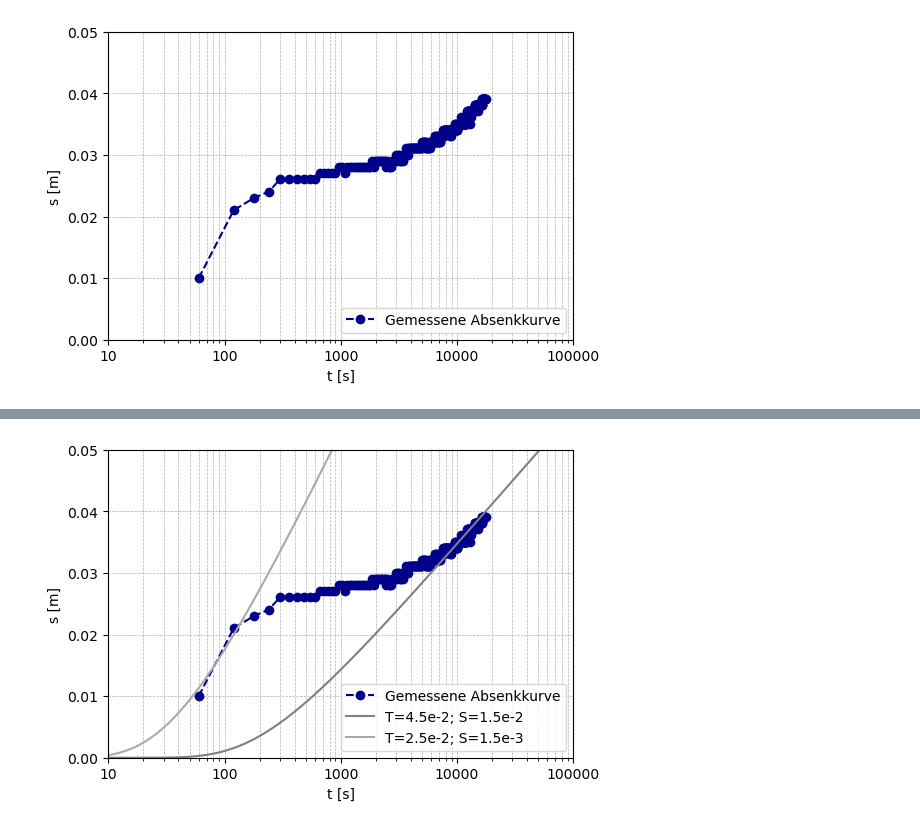
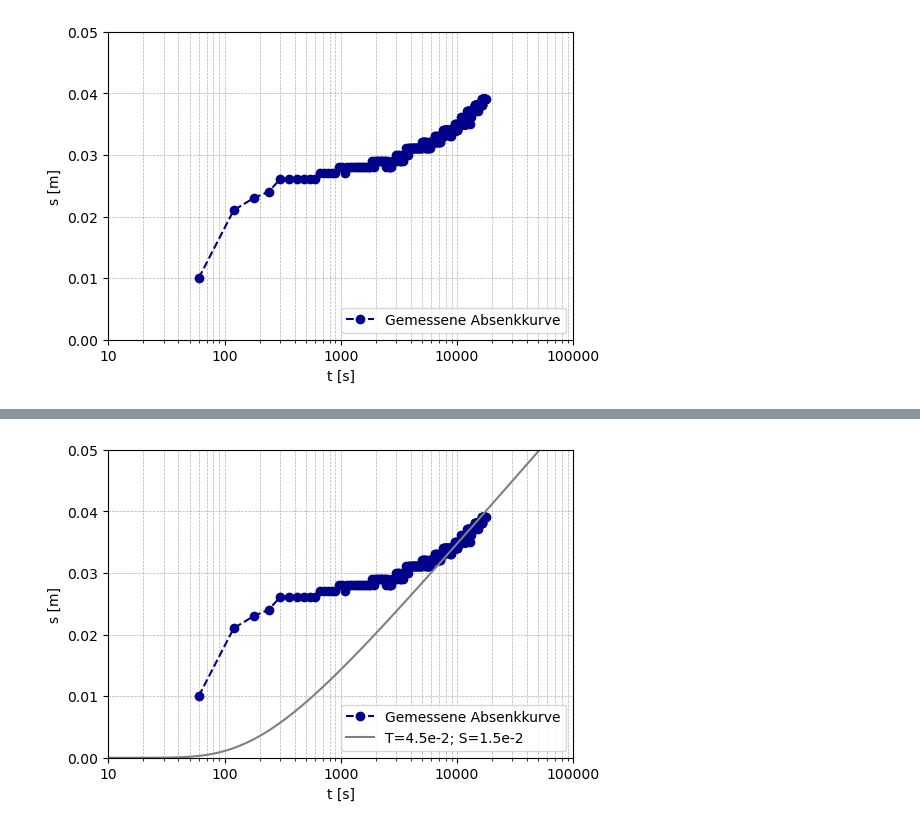
Before and after one commit to SebastianGnann/Pumpversuche, a Jupyter notebook: Pumpversuche_Cooper_Jacob.ipynb, the cells around one changed output, grey strips where cells are left out. Drawn from its saved outputs; the diff is of its cells as text; code cells hidden in the pictures.

```diff
--- a/Pumpversuche_Cooper_Jacob.ipynb
+++ b/Pumpversuche_Cooper_Jacob.ipynb
@@ -283,32 +277,32 @@ t = np.logspace(1, 5, num=100, base=10)
 
 # calculate u for different radial distances
 u1 = ((r**2)*S1)/(4*T1*t)
 u2 = ((r**2)*S2)/(4*T2*t)
 
 # define tolerance range (needed for solution of well equation)
 tol = 1e-12
 
 # solve well equation (this is done by calling a function)
 from contents import well_fxn_script as wf
 
 s_1 = np.asarray(list(map(lambda u1: wf.well_fxn(u1,tol)*Q/(4*T1*np.pi),u1)))
 s_2 = np.asarray(list(map(lambda u2: wf.well_fxn(u2,tol)*Q/(4*T2*np.pi),u2)))
 
 # visualize data
 fig, ax = plt.subplots(figsize=(6, 4))
 ax.plot(t_obs, s_obs, 'o--', c='darkblue', label='Gemessene Absenkkurve')
 ax.plot(t, s_1, '-', c='grey', label='T=4.5e-2; S=1.5e-2')
-ax.plot(t, s_2, '-', c='darkgrey', label='T=2.5e-2; S=1.5e-3')
+#ax.plot(t, s_2, '-', c='darkgrey', label='T=2.5e-2; S=1.5e-3')
 ax.set_xlabel('t [s]')
 ax.set_ylabel('s [m]')
 ax.set_xscale("log")
 #ax.set_yscale("log")
 ax.set_xlim([10, 100000])
 ax.set_ylim([0, 0.05])
 ax.xaxis.set_major_formatter(ticker.FuncFormatter(fmt_func_x))
 #ax.yaxis.set_major_formatter(ticker.FuncFormatter(fmt_func_y))
 ax.grid(True, which='both', linestyle='--', linewidth=0.5)
 ax.legend(loc='lower right')
 plt.show()
 # %% [output]
-[figure, old version]
+[figure, new version]
```
Also changed, not shown: parts of 2 cells of this notebook.
